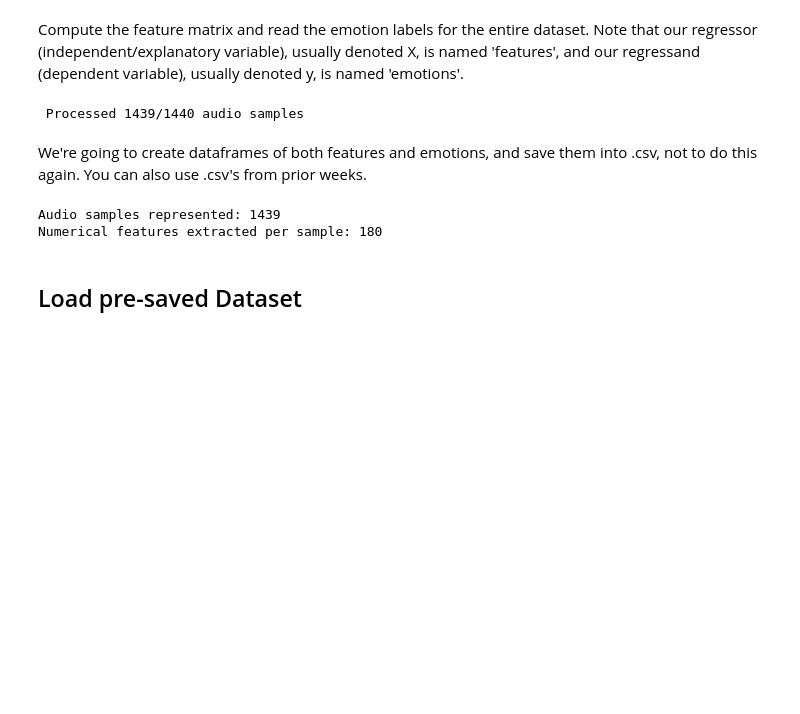
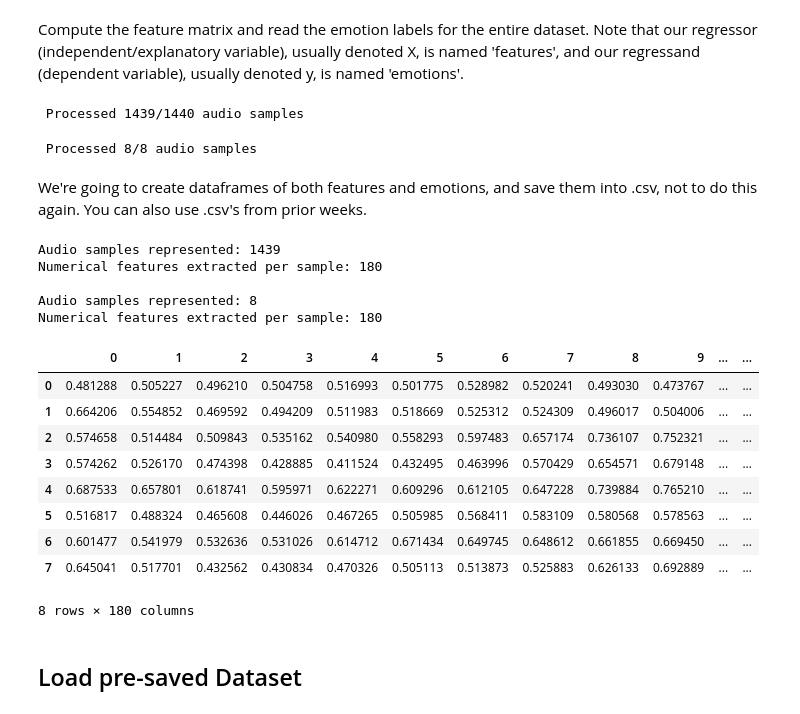
Before and after one commit to hasratb/Week4-NeuralNetworks, a Jupyter notebook: Week4__Neural_Networks.ipynb, the cells around one changed output. Cells and saved outputs as stored; diff of their text form; code cells hidden in the pictures; blank space fills up the shorter version.

```diff
--- a/Week4__Neural_Networks.ipynb
+++ b/Week4__Neural_Networks.ipynb
@@ -157,6 +157,7 @@ emotions_dict ={
 Finally, let's load our entire dataset and compute the features of each audio file:
 # %%
 import os, glob
+import numpy as np
 
 def load_data():
     X,y=[],[]
@@ -170,29 +171,76 @@ def load_data():
         count += 1
         # '\r' + end='' results in printing over same line
         print('\r' + f' Processed {count}/{1440} audio samples',end=' ')
+
     # Return arrays to plug into sklearn's cross-validation algorithms
     return np.array(X), np.array(y)
+
+def load_data_actor25():
+  X_actor25, y_actor25 = [],[]
+  count = 0
+  for file in glob.glob("/content/drive/MyDrive/Actor_25/*.wav"):
+      file_name=os.path.basename(file)
+      emotion=emotions_dict[file_name.split("-")[2]]
+      features = get_features(file)
+      X_actor25.append(features)
+      y_actor25.append(emotion)
+      count += 1
+      # '\r' + end='' results in printing over same line
+      print('\r' + f' Processed {count}/{8} audio samples',end=' ')
+
+  # Return arrays to plug into sklearn's cross-validation algorithms
+  return np.array(X_actor25), np.array(y_actor25)
 # %% [markdown]
 Compute the feature matrix and read the emotion labels for the entire dataset.
 Note that our regressor (independent/explanatory variable), usually denoted X, is named 'features', and our regressand (dependent variable), usually denoted y, is named 'emotions'.
-# %%
-features, emotions = load_data()
-# %% [output]
- Processed 1439/1440 audio samples
+# %%
+X, y = load_data()
+# %% [output]
+ Processed 1439/1440 audio samples
+# %%
+X_actor25, y_actor25 = load_data_actor25()
+# %% [output]
+ Processed 8/8 audio samples
 # %% [markdown]
 We're going to create dataframes of both features and emotions, and save them into .csv, not to do this again. You can also use .csv's from prior weeks.
 # %%
-print(f'\nAudio samples represented: {features.shape[0]}')
-print(f'Numerical features extracted per sample: {features.shape[1]}')
-features_df = pd.DataFrame(features) # make it pretty for display
+print(f'\nAudio samples represented: {X.shape[0]}')
+print(f'Numerical features extracted per sample: {X.shape[1]}')
+features_df = pd.DataFrame(X) # make it pretty for display
 features_df.to_csv('featuresRavdess.csv')
 
 #making dataframe for emotions as well
-emotions_df = pd.DataFrame(emotions) # make it pretty for display
+emotions_df = pd.DataFrame(y) # make it pretty for display
 emotions_df.to_csv('emotionsRavdess.csv')
+
+features_df
+
+print(f'\nAudio samples represented: {X_actor25.shape[0]}')
+print(f'Numerical features extracted per sample: {X_actor25.shape[1]}')
+features_df_actor25 = pd.DataFrame(X_actor25) # make it pretty for display
+features_df_actor25.to_csv('featuresActor25.csv')
+
+#making dataframe for emotions as well
+emotions_df_actor25 = pd.DataFrame(y_actor25) # make it pretty for display
+emotions_df_actor25.to_csv('emotionsActor25.csv')
+
+features_df_actor25
 # %% [output]
 Audio samples represented: 1439
 Numerical features extracted per sample: 180
+
+Audio samples represented: 8
+Numerical features extracted per sample: 180
+|  | 0 | 1 | 2 | 3 | 4 | 5 | 6 | 7 | 8 | 9 | ... | ... |
+| 0 | 0.481288 | 0.505227 | 0.496210 | 0.504758 | 0.516993 | 0.501775 | 0.528982 | 0.520241 | 0.493030 | 0.473767 | ... | ... |
+| 1 | 0.664206 | 0.554852 | 0.469592 | 0.494209 | 0.511983 | 0.518669 | 0.525312 | 0.524309 | 0.496017 | 0.504006 | ... | ... |
+| 2 | 0.574658 | 0.514484 | 0.509843 | 0.535162 | 0.540980 | 0.558293 | 0.597483 | 0.657174 | 0.736107 | 0.752321 | ... | ... |
+| 3 | 0.574262 | 0.526170 | 0.474398 | 0.428885 | 0.411524 | 0.432495 | 0.463996 | 0.570429 | 0.654571 | 0.679148 | ... | ... |
+| 4 | 0.687533 | 0.657801 | 0.618741 | 0.595971 | 0.622271 | 0.609296 | 0.612105 | 0.647228 | 0.739884 | 0.765210 | ... | ... |
+| 5 | 0.516817 | 0.488324 | 0.465608 | 0.446026 | 0.467265 | 0.505985 | 0.568411 | 0.583109 | 0.580568 | 0.578563 | ... | ... |
+| 6 | 0.601477 | 0.541979 | 0.532636 | 0.531026 | 0.614712 | 0.671434 | 0.649745 | 0.648612 | 0.661855 | 0.669450 | ... | ... |
+| 7 | 0.645041 | 0.517701 | 0.432562 | 0.430834 | 0.470326 | 0.505113 | 0.513873 | 0.525883 | 0.626133 | 0.692889 | ... | ... |
+8 rows × 180 columns
 # %% [markdown]
 ## Load pre-saved Dataset
 # %% [markdown]
```
Also changed, not shown: parts of 14 cells of this notebook.
